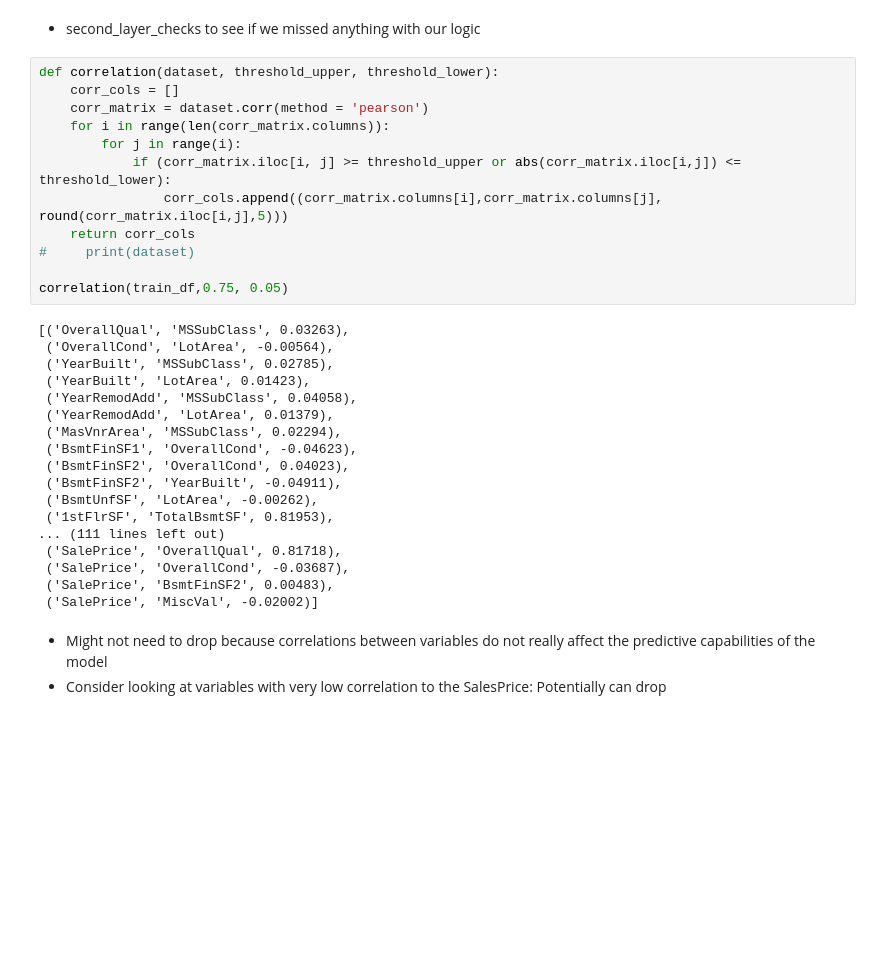
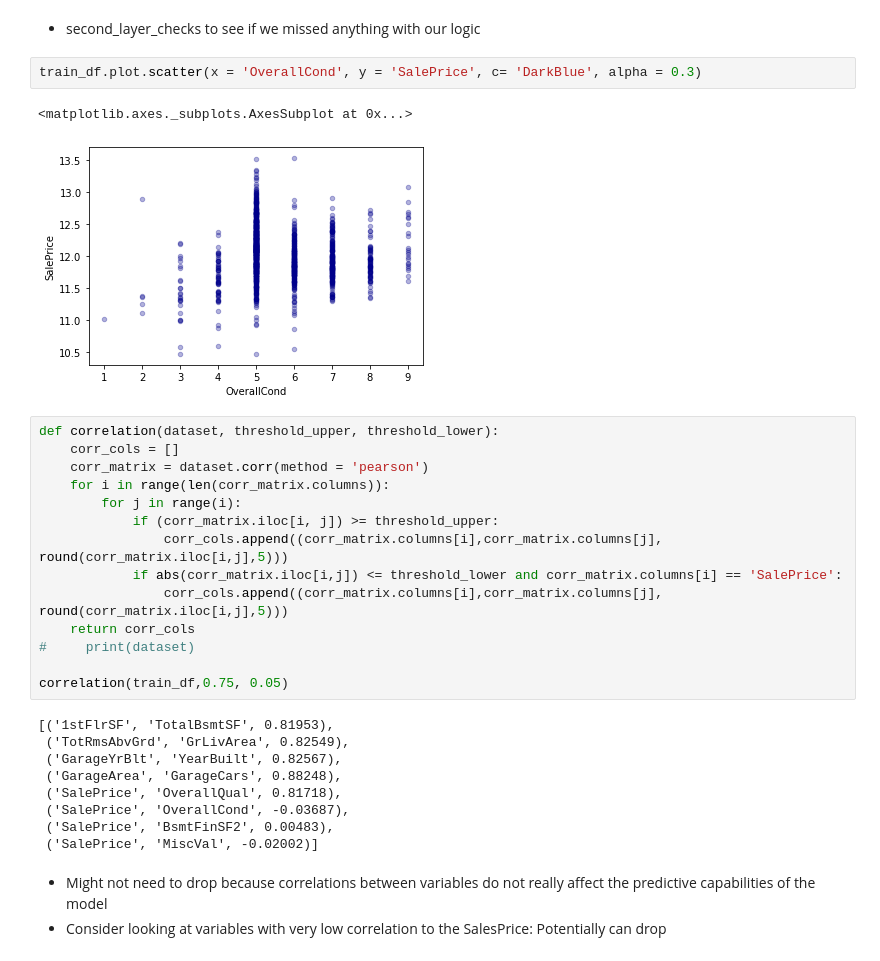
Before and after one commit to seanwdc/BIA_Regression, a Jupyter notebook: Data/Housing_Prediction.ipynb, the cells around one changed output. Drawn from its saved outputs; the diff is of its cells as text; blank space fills up the shorter version.

```diff
--- a/Data/Housing_Prediction.ipynb
+++ b/Data/Housing_Prediction.ipynb
@@ -39,32 +39,30 @@ nonsense_data = ['Condition2','BsmtHalfBath','YrSold','Id']
 train_df.drop(insufficient_data + imbalanced_data + nonsense_data, axis =1, inplace = True)
 # %% [markdown]
 - second_layer_checks to see if we missed anything with our logic
+# %%
+train_df.plot.scatter(x = 'OverallCond', y = 'SalePrice', c= 'DarkBlue', alpha = 0.3)
+# %% [output]
+<matplotlib.axes._subplots.AxesSubplot at 0x...>
+[figure, added]
 # %%
 def correlation(dataset, threshold_upper, threshold_lower):
     corr_cols = []
     corr_matrix = dataset.corr(method = 'pearson')
     for i in range(len(corr_matrix.columns)):
         for j in range(i):
-            if (corr_matrix.iloc[i, j] >= threshold_upper or abs(corr_matrix.iloc[i,j]) <= threshold_lower):
+            if (corr_matrix.iloc[i, j]) >= threshold_upper:
+                corr_cols.append((corr_matrix.columns[i],corr_matrix.columns[j], round(corr_matrix.iloc[i,j],5)))
+            if abs(corr_matrix.iloc[i,j]) <= threshold_lower and corr_matrix.columns[i] == 'SalePrice':
                 corr_cols.append((corr_matrix.columns[i],corr_matrix.columns[j], round(corr_matrix.iloc[i,j],5)))
     return corr_cols
 #     print(dataset)
 
 correlation(train_df,0.75, 0.05)
 # %% [output]
-[('OverallQual', 'MSSubClass', 0.03263),
- ('OverallCond', 'LotArea', -0.00564),
- ('YearBuilt', 'MSSubClass', 0.02785),
- ('YearBuilt', 'LotArea', 0.01423),
- ('YearRemodAdd', 'MSSubClass', 0.04058),
- ('YearRemodAdd', 'LotArea', 0.01379),
- ('MasVnrArea', 'MSSubClass', 0.02294),
- ('BsmtFinSF1', 'OverallCond', -0.04623),
- ('BsmtFinSF2', 'OverallCond', 0.04023),
- ('BsmtFinSF2', 'YearBuilt', -0.04911),
- ('BsmtUnfSF', 'LotArea', -0.00262),
- ('1stFlrSF', 'TotalBsmtSF', 0.81953),
-... (111 lines left out)
+[('1stFlrSF', 'TotalBsmtSF', 0.81953),
+ ('TotRmsAbvGrd', 'GrLivArea', 0.82549),
+ ('GarageYrBlt', 'YearBuilt', 0.82567),
+ ('GarageArea', 'GarageCars', 0.88248),
  ('SalePrice', 'OverallQual', 0.81718),
  ('SalePrice', 'OverallCond', -0.03687),
  ('SalePrice', 'BsmtFinSF2', 0.00483),
```
Also changed, not shown: parts of 15 cells of this notebook, 1 other file.
